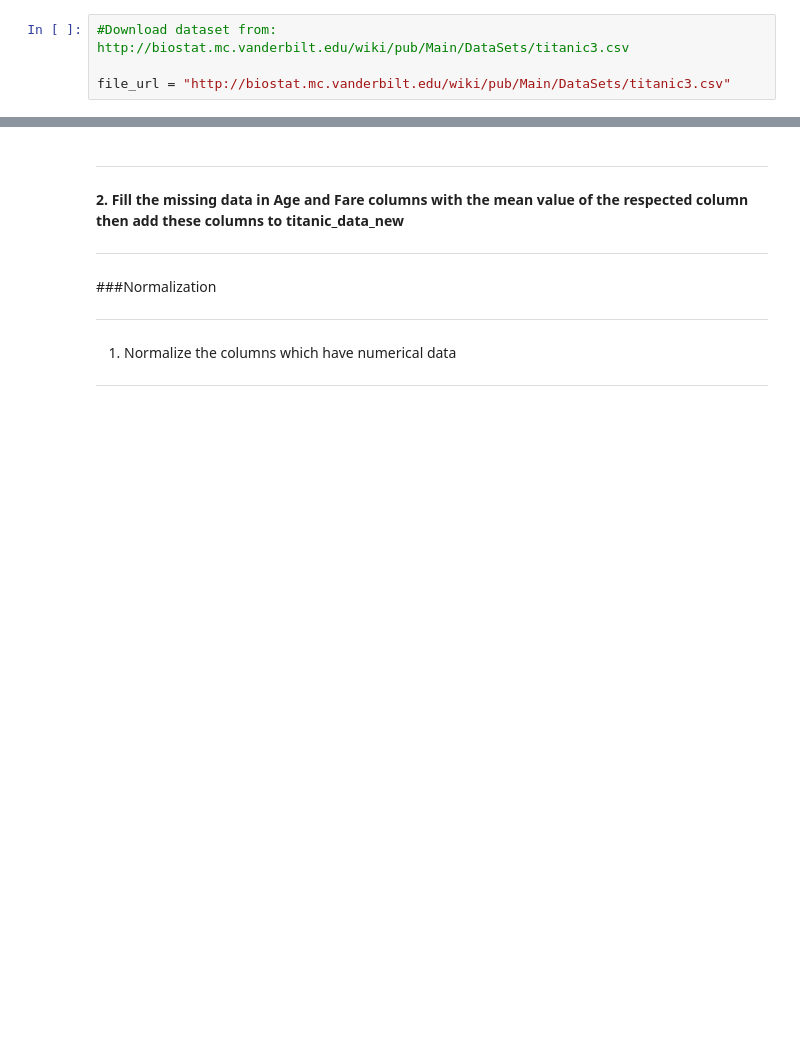
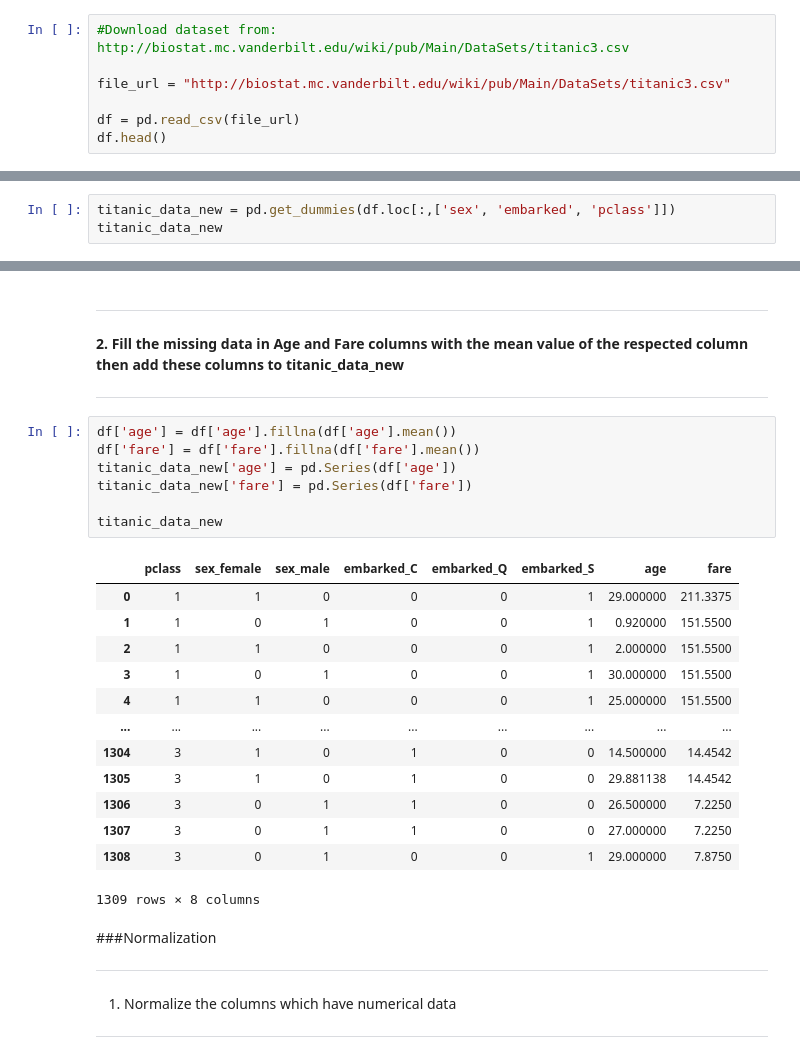
Before and after one commit to Abhay1994s/MachineLearning, a Jupyter notebook: Assignment_1_DS.ipynb, the cells around one changed output, grey strips where cells are left out. Cells and saved outputs as stored; diff of their text form; blank space fills up the shorter version.

```diff
--- a/Assignment_1_DS.ipynb
+++ b/Assignment_1_DS.ipynb
@@ -93,3 +256,6 @@ Read the data and display the first 5 rows
 #Download dataset from: http://biostat.mc.vanderbilt.edu/wiki/pub/Main/DataSets/titanic3.csv
 
 file_url = "http://biostat.mc.vanderbilt.edu/wiki/pub/Main/DataSets/titanic3.csv"
+
+df = pd.read_csv(file_url)
+df.head()
@@ -107,3 +280,6 @@ file_url = "http://biostat.mc.vanderbilt.edu/wiki/pub/Main/DataSets/titanic3.csv
 
 
 ---
+# %%
+titanic_data_new = pd.get_dummies(df.loc[:,['sex', 'embarked', 'pclass']])
+titanic_data_new
@@ -117,6 +307,27 @@ file_url = "http://biostat.mc.vanderbilt.edu/wiki/pub/Main/DataSets/titanic3.csv
 
 
 ---
+# %%
+df['age'] = df['age'].fillna(df['age'].mean())
+df['fare'] = df['fare'].fillna(df['fare'].mean())
+titanic_data_new['age'] = pd.Series(df['age'])
+titanic_data_new['fare'] = pd.Series(df['fare'])
+
+titanic_data_new
+# %% [output]
+|  | pclass | sex_female | sex_male | embarked_C | embarked_Q | embarked_S | age | fare |
+| 0 | 1 | 1 | 0 | 0 | 0 | 1 | 29.000000 | 211.3375 |
+| 1 | 1 | 0 | 1 | 0 | 0 | 1 | 0.920000 | 151.5500 |
+| 2 | 1 | 1 | 0 | 0 | 0 | 1 | 2.000000 | 151.5500 |
+| 3 | 1 | 0 | 1 | 0 | 0 | 1 | 30.000000 | 151.5500 |
+| 4 | 1 | 1 | 0 | 0 | 0 | 1 | 25.000000 | 151.5500 |
+| ... | ... | ... | ... | ... | ... | ... | ... | ... |
+| 1304 | 3 | 1 | 0 | 1 | 0 | 0 | 14.500000 | 14.4542 |
+| 1305 | 3 | 1 | 0 | 1 | 0 | 0 | 29.881138 | 14.4542 |
+| 1306 | 3 | 0 | 1 | 1 | 0 | 0 | 26.500000 | 7.2250 |
+| 1307 | 3 | 0 | 1 | 1 | 0 | 0 | 27.000000 | 7.2250 |
+| 1308 | 3 | 0 | 1 | 0 | 0 | 1 | 29.000000 | 7.8750 |
+1309 rows × 8 columns
 # %% [markdown]
 ###Normalization
 
```
Also changed, not shown: parts of 28 cells of this notebook.
